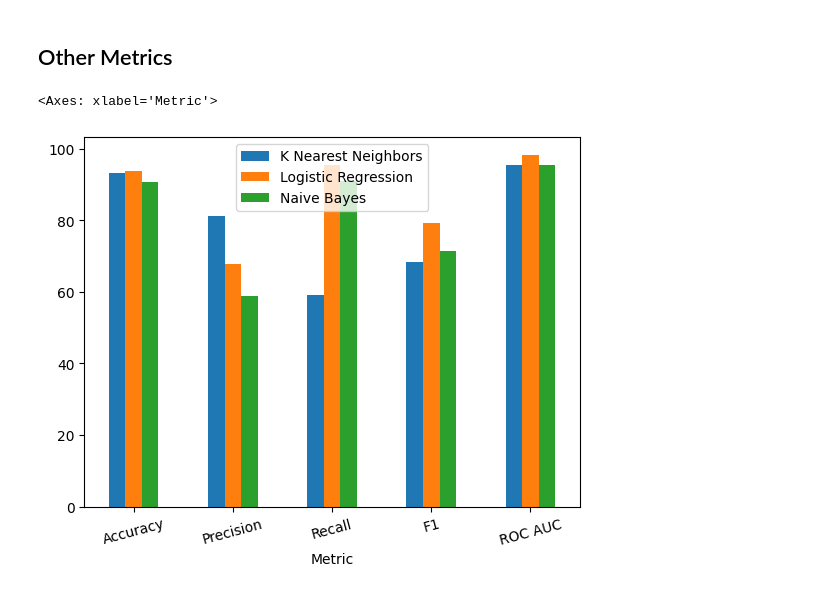
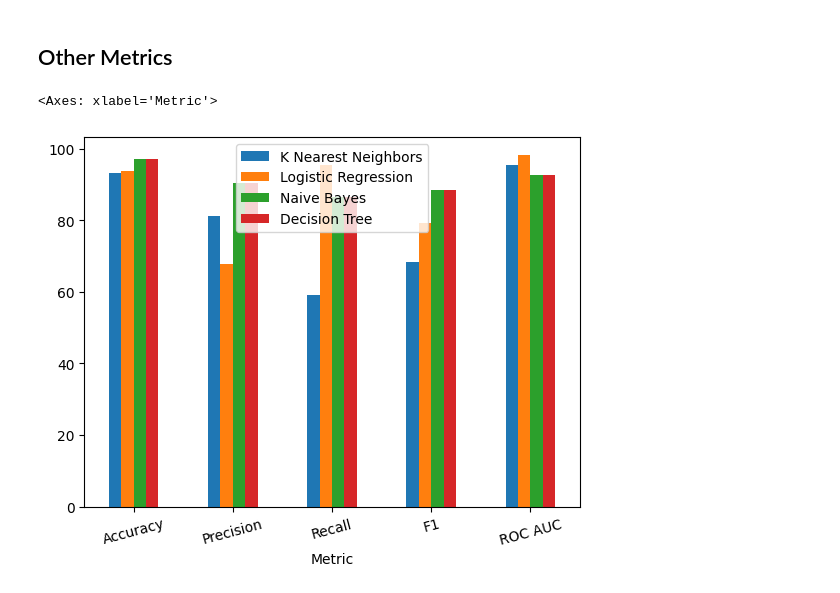
Before and after one commit to balbal1/Machine-Learning-Models, a Jupyter notebook: Machine_Learning_Project.ipynb, the cells around one changed output. Saved outputs shown, nothing was run; the diff lists cells and outputs as text; code cells hidden in the pictures.

Commit message:
Finish Decision Trees

```diff
--- a/Machine_Learning_Project.ipynb
+++ b/Machine_Learning_Project.ipynb
@@ -365,0 +368,8 @@ draw_roc(y_test, y_test_prob)
+# %%
+from sklearn.tree import DecisionTreeClassifier
+
+# Initialize the Decision Tree classifier
+decision_tree_clf = DecisionTreeClassifier(random_state=0)
+
+# Train the model on training data
+decision_tree_clf.fit(X_train, y_train)
@@ -365,0 +397,8 @@ draw_roc(y_test, y_test_prob)
+# %%
+# Calculate the predicted result on test data
+y_test_pred = decision_tree_clf.predict(X_test)
+y_test_prob = decision_tree_clf.predict_proba(X_test)[:, 1]
+
+# Compute test metrics
+decision_tree_metrics = get_metrics(y_test, y_test_pred, y_test_prob)
+decision_tree_metrics
@@ -365,0 +412,4 @@ draw_roc(y_test, y_test_prob)
+# %%
+# Compute test metrics
+bayes_metrics = get_metrics(y_test, y_test_pred, y_test_prob)
+bayes_metrics
@@ -385,11 +466,12 @@ plt.show()
 # %%
 metrics = pd.DataFrame({
     "Metric": ["Accuracy", "Precision", "Recall", "F1", "ROC AUC"],
     "K Nearest Neighbors": knn_metrics["values"],
     "Logistic Regression": logistic_metrics["values"],
     "Naive Bayes": bayes_metrics["values"],
+    "Decision Tree": decision_tree_metrics["values"],
 })
-metrics.plot(x = "Metric", kind="bar", rot=15)
+metrics.plot(x="Metric", kind="bar", rot=15)
 # %% [output]
 <Axes: xlabel='Metric'>
-[figure, old version]
+[figure, new version]
```
Also changed, not shown: parts of 13 cells of this notebook.
